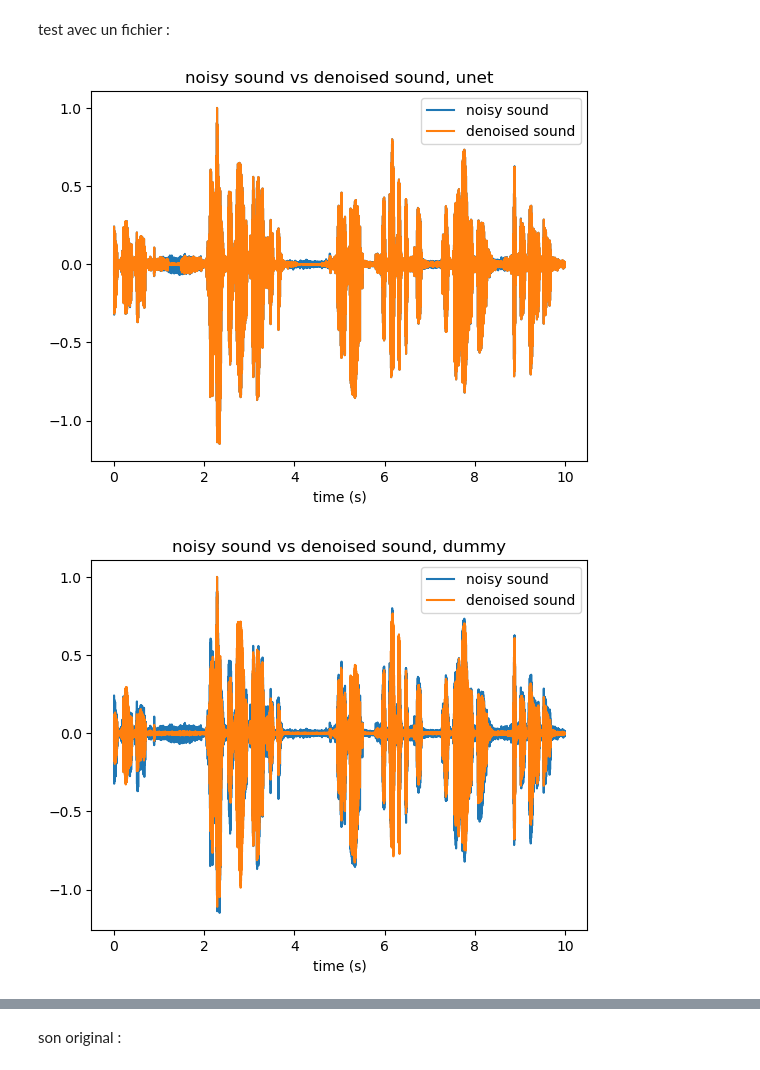
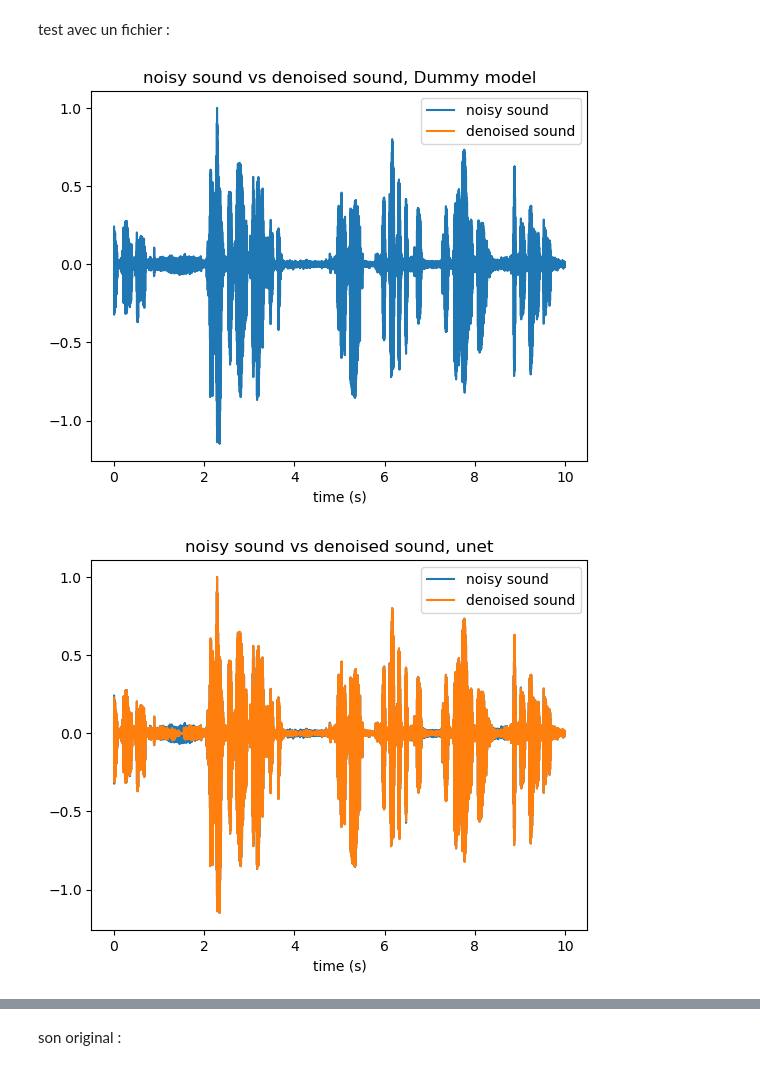
Before and after one commit to gregoirebechade/dlts_final, a Jupyter notebook: exploring.ipynb, the cells around one changed output, grey strips where cells are left out. Drawn from its saved outputs; the diff is of its cells as text; code cells hidden in the pictures.

```diff
--- a/exploring.ipynb
+++ b/exploring.ipynb
@@ -366,4 +365,4 @@ if train_dummy_model:
         for elt in loss_list_train :
             f.write(str(elt) + '\n')
 # %%
-dummy_model_loaded =  torch.load(chemin_vers_sauvegarde_dummy,map_location=torch.device('cpu'))
+dummy_model_loaded =  torch.load(chemin_vers_sauvegarde_dummy+'dummy_model_0.pth',map_location=torch.device('cpu'))
@@ -544,33 +576,41 @@ index_to_test = 67
 # %%
 unet_test = unet_loaded
 small_unet_test = small_unet_loaded
+dummy_test = dummy_model_loaded
 # %%
 samplerate, y_noisy = wavfile.read('data/Audio/denoising/test/test/'+ test_files_noise[index_to_test])
 _, y_clean = wavfile.read('data/Audio/voice_origin/test/test/'+ test_files_noise[index_to_test])
 def denoise(model, samplerate, data): # denoising an audio
     # le modele doit renvoyer un masque.
     _, _, Zxx = stft(data, fs=samplerate, nperseg=500)
     assert Zxx.shape == (251, 321)
     x=torch.tensor([[Zxx.real, Zxx.imag]])
     mask = model(x)
     y_predicted = Zxx * mask.detach().numpy()
     _, y = istft(y_predicted, fs=samplerate)
     return y[0][0] / np.max(y[0][0])
 
-y_denoised = denoise(unet_test, samplerate, y_noisy)
+y_denoised_dummy_model = denoise(dummy_test, samplerate, y_noisy)
 plt.plot([i/ samplerate for i in range(len(y_noisy))],   y_noisy/np.max(y_noisy), label='noisy sound')
-plt.plot([i/ samplerate for i in range(len(y_noisy))], y_denoised, label = 'denoised sound')
+plt.plot([i/ samplerate for i in range(len(y_noisy))], y_denoised_dummy_model, label = 'denoised sound')
+plt.legend()
+plt.xlabel('time (s)')
+plt.title('noisy sound vs denoised sound, Dummy model')
+plt.show()
+y_denoised_unet = denoise(unet_test, samplerate, y_noisy)
+plt.plot([i/ samplerate for i in range(len(y_noisy))],   y_noisy/np.max(y_noisy), label='noisy sound')
+plt.plot([i/ samplerate for i in range(len(y_noisy))], y_denoised_unet, label = 'denoised sound')
 plt.legend()
 plt.xlabel('time (s)')
 plt.title('noisy sound vs denoised sound, unet')
 plt.show()
-y_denoised_dummy = denoise(small_unet_loaded, samplerate, y_noisy)
+y_denoised_small_unet = denoise(small_unet_loaded, samplerate, y_noisy)
 plt.plot([i/ samplerate for i in range(len(y_noisy))],   y_noisy/np.max(y_noisy), label='noisy sound')
-plt.plot([i/ samplerate for i in range(len(y_noisy))], y_denoised_dummy, label = 'denoised sound')
+plt.plot([i/ samplerate for i in range(len(y_noisy))], y_denoised_small_unet, label = 'denoised sound')
 plt.legend()
 plt.xlabel('time (s)')
-plt.title('noisy sound vs denoised sound, dummy')
+plt.title('noisy sound vs denoised sound, small unet')
 plt.show()
 # %% [output]
-[figure, old version]
+[figure, new version]
-[figure, old version]
+[figure, new version]
```
Also changed, not shown: parts of 15 cells of this notebook, 4 other files.
